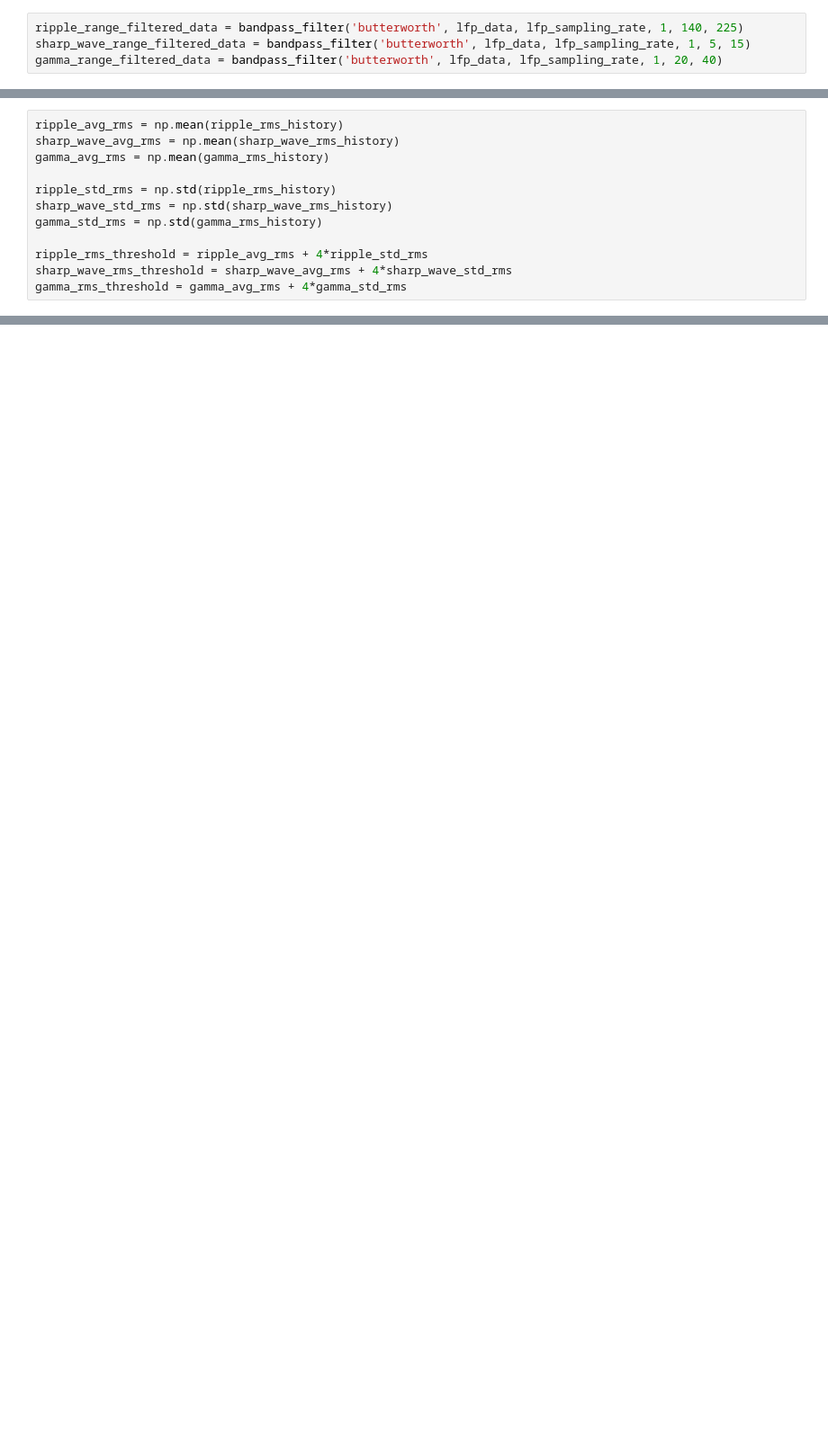
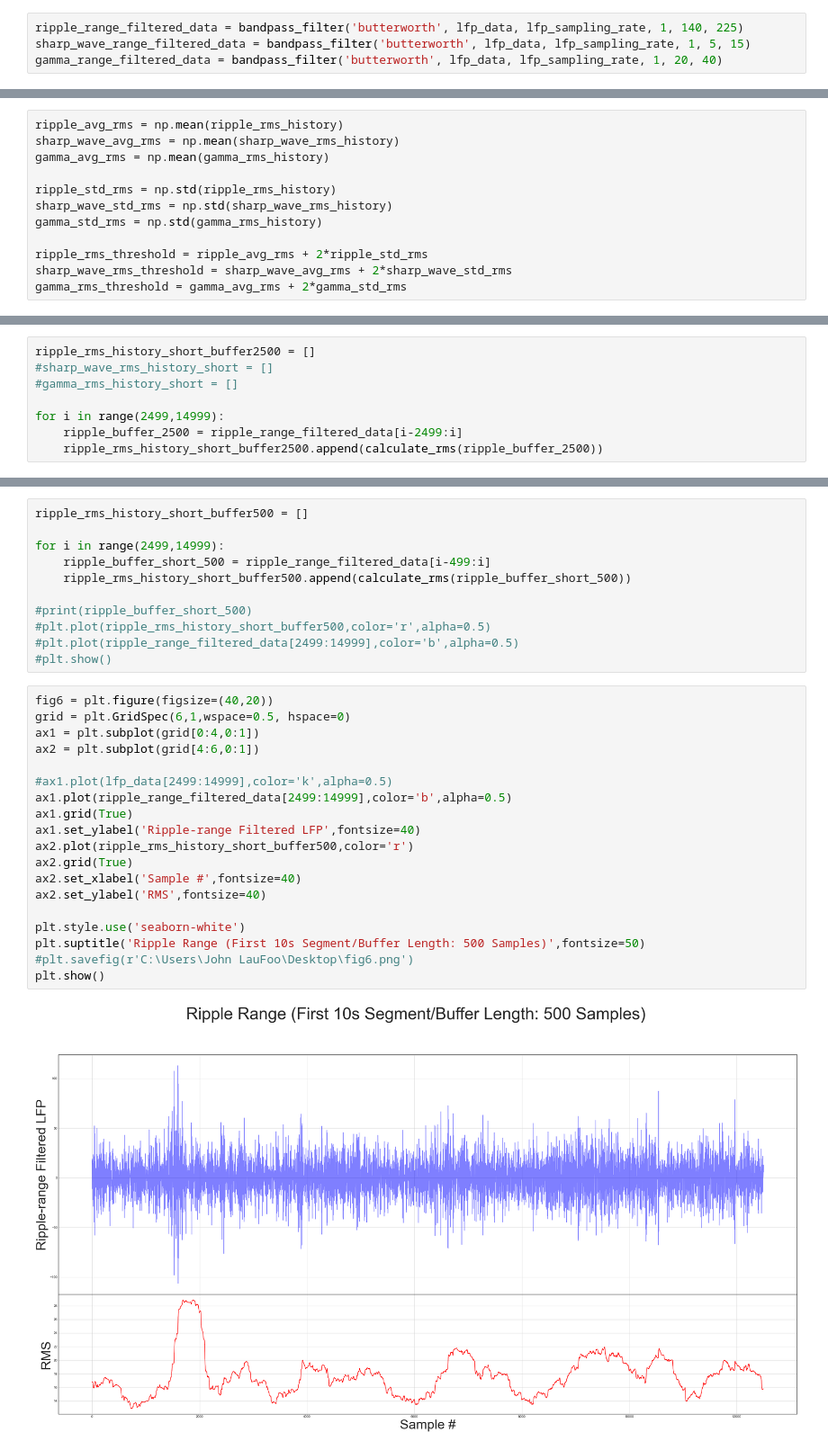
Before and after one commit to JhanLiufu/SWRControl2021_Yu, a Jupyter notebook: OfflineTest.ipynb, the cells around one changed output, grey strips where cells are left out. Shown at 90% size. Saved outputs shown, nothing was run; the diff lists cells and outputs as text; blank space fills up the shorter version.

```diff
--- a/OfflineTest.ipynb
+++ b/OfflineTest.ipynb
@@ -113,9 +173,9 @@ ripple_std_rms = np.std(ripple_rms_history)
 sharp_wave_std_rms = np.std(sharp_wave_rms_history)
 gamma_std_rms = np.std(gamma_rms_history)
 
-ripple_rms_threshold = ripple_avg_rms + 4*ripple_std_rms
-sharp_wave_rms_threshold = sharp_wave_avg_rms + 4*sharp_wave_std_rms
-gamma_rms_threshold = gamma_avg_rms + 4*gamma_std_rms
+ripple_rms_threshold = ripple_avg_rms + 2*ripple_std_rms
+sharp_wave_rms_threshold = sharp_wave_avg_rms + 2*sharp_wave_std_rms
+gamma_rms_threshold = gamma_avg_rms + 2*gamma_std_rms
 # %%
 # Run the detection_with_rms() function independently on raw data
 
@@ -208 +244,9 @@ plt.show()
+# %%
+ripple_rms_history_short_buffer2500 = []
+#sharp_wave_rms_history_short = []
+#gamma_rms_history_short = []
+
+for i in range(2499,14999):
+    ripple_buffer_2500 = ripple_range_filtered_data[i-2499:i]
+    ripple_rms_history_short_buffer2500.append(calculate_rms(ripple_buffer_2500))
 # %%
@@ -250,0 +275,32 @@ plt.show()
+# %%
+ripple_rms_history_short_buffer500 = []
+
+for i in range(2499,14999):
+    ripple_buffer_short_500 = ripple_range_filtered_data[i-499:i]
+    ripple_rms_history_short_buffer500.append(calculate_rms(ripple_buffer_short_500))
+
+#print(ripple_buffer_short_500)
+#plt.plot(ripple_rms_history_short_buffer500,color='r',alpha=0.5)
+#plt.plot(ripple_range_filtered_data[2499:14999],color='b',alpha=0.5)
+#plt.show()
+# %%
+fig6 = plt.figure(figsize=(40,20))
+grid = plt.GridSpec(6,1,wspace=0.5, hspace=0)
+ax1 = plt.subplot(grid[0:4,0:1])
+ax2 = plt.subplot(grid[4:6,0:1])
+
+#ax1.plot(lfp_data[2499:14999],color='k',alpha=0.5)
+ax1.plot(ripple_range_filtered_data[2499:14999],color='b',alpha=0.5)
+ax1.grid(True)
+ax1.set_ylabel('Ripple-range Filtered LFP',fontsize=40)
+ax2.plot(ripple_rms_history_short_buffer500,color='r')
+ax2.grid(True)
+ax2.set_xlabel('Sample #',fontsize=40)
+ax2.set_ylabel('RMS',fontsize=40)
+
+plt.style.use('seaborn-white')
+plt.suptitle('Ripple Range (First 10s Segment/Buffer Length: 500 Samples)',fontsize=50)
+#plt.savefig(r'C:\Users\John LauFoo\Desktop\fig6.png')
+plt.show()
+# %% [output]
+[figure, added]
```
Also changed, not shown: parts of 21 cells of this notebook.
